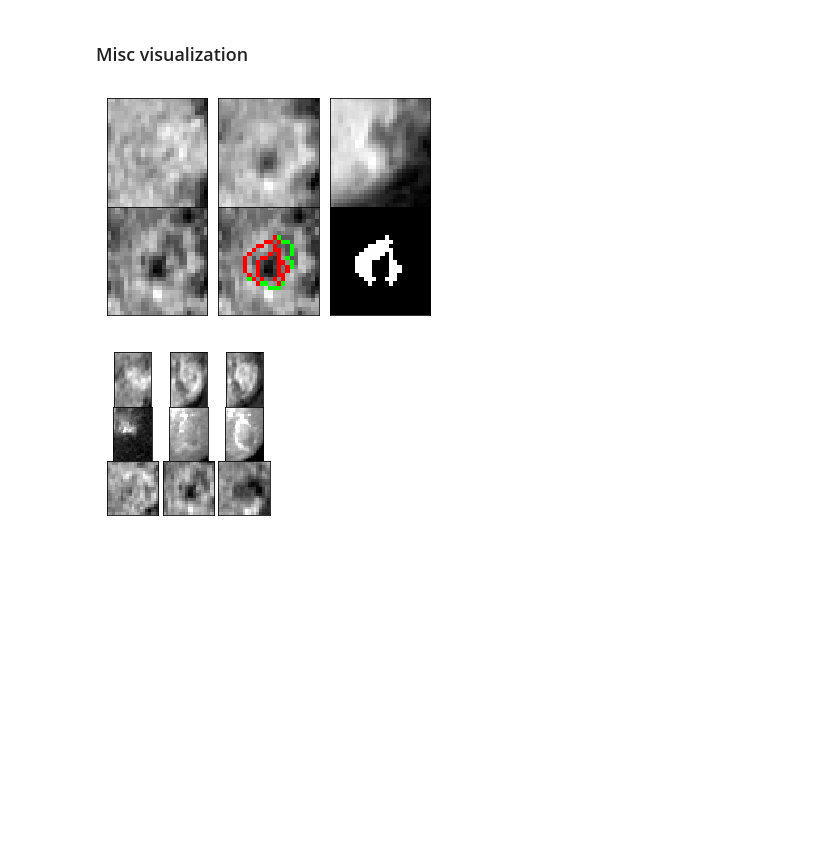
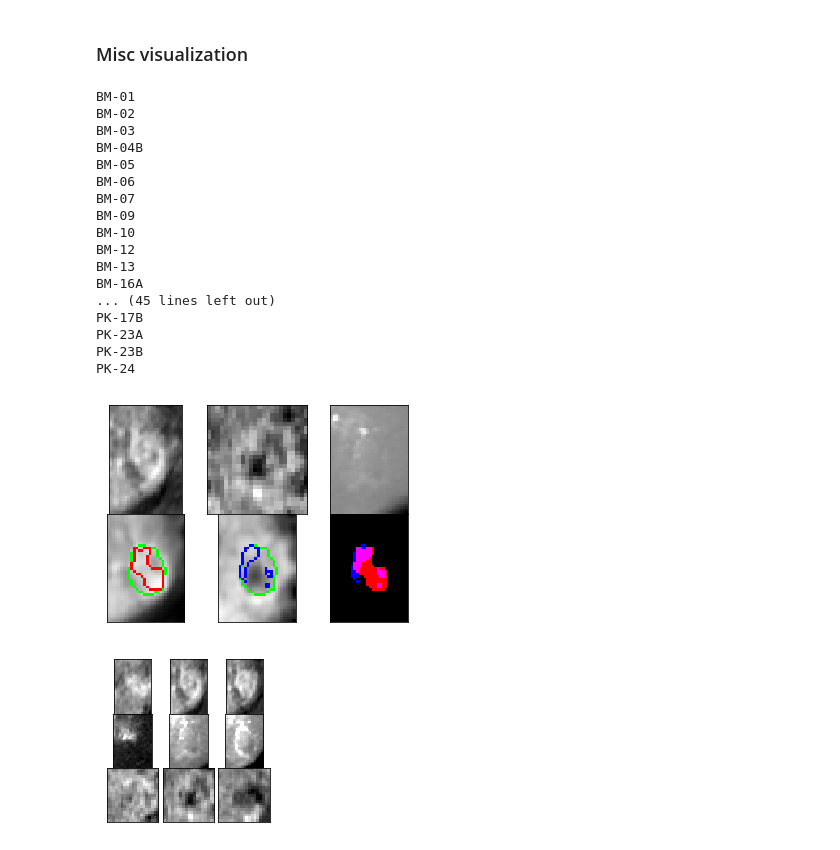
Before and after one commit to clintonjwang/lipiodol, a Jupyter notebook: data-retriever.ipynb, the cells around one changed output. Saved outputs shown, nothing was run; the diff lists cells and outputs as text; code cells hidden in the pictures; blank space fills up the shorter version.

Commit message:
output reg sequence

```diff
--- a/data-retriever.ipynb
+++ b/data-retriever.ipynb
@@ -409,14 +409,40 @@ for fn in glob.glob(join(target_dir,"*"))[42:]:
 ### Misc visualization
 # %%
 importlib.reload(lvis)
-save_dir = r"C:\Users\Clinton\Box\FOR CLINTON BOX FOLDER\Lesion Gallery\MR qEASL output"
+save_dir = r"D:\Lipiodol\Results\enh-masks"
+#r"C:\Users\Clinton\Box\FOR CLINTON BOX FOLDER\Lesion Gallery\MR qEASL output"
 for fn in glob.glob(join(target_dir,"*")):
     lesion_id = basename(fn)#"PK-01B"
-    #r"D:\Lipiodol\Results\enh-masks"
     lvis.draw_mrseq_with_mask(lesion_id, target_dir, save_dir, "mrbl")
     lvis.draw_mrseq_with_mask(lesion_id, target_dir, save_dir, "mr30")
-# %% [output]
-[figure, removed]
+# %%
+importlib.reload(lvis)
+save_dir = r"D:\Lipiodol\Results\reg-seq"
+#r"C:\Users\Clinton\Box\FOR CLINTON BOX FOLDER\Lesion Gallery\MR qEASL output"
+for fn in glob.glob(join(target_dir,"*")):
+    lesion_id = basename(fn)#"PK-01B"
+    print(lesion_id)
+    #r"D:\Lipiodol\Results\enh-masks"
+    lvis.draw_reg_seq(lesion_id, target_dir, save_dir)
+# %% [output]
+BM-01
+BM-02
+BM-03
+BM-04B
+BM-05
+BM-06
+BM-07
+BM-09
+BM-10
+BM-12
+BM-13
+BM-16A
+... (45 lines left out)
+PK-17B
+PK-23A
+PK-23B
+PK-24
+[figure, added]
 # %%
 importlib.reload(lvis)
 for fn in glob.glob(join(target_dir,"*")):
```
Also changed, not shown: 1 other file.
